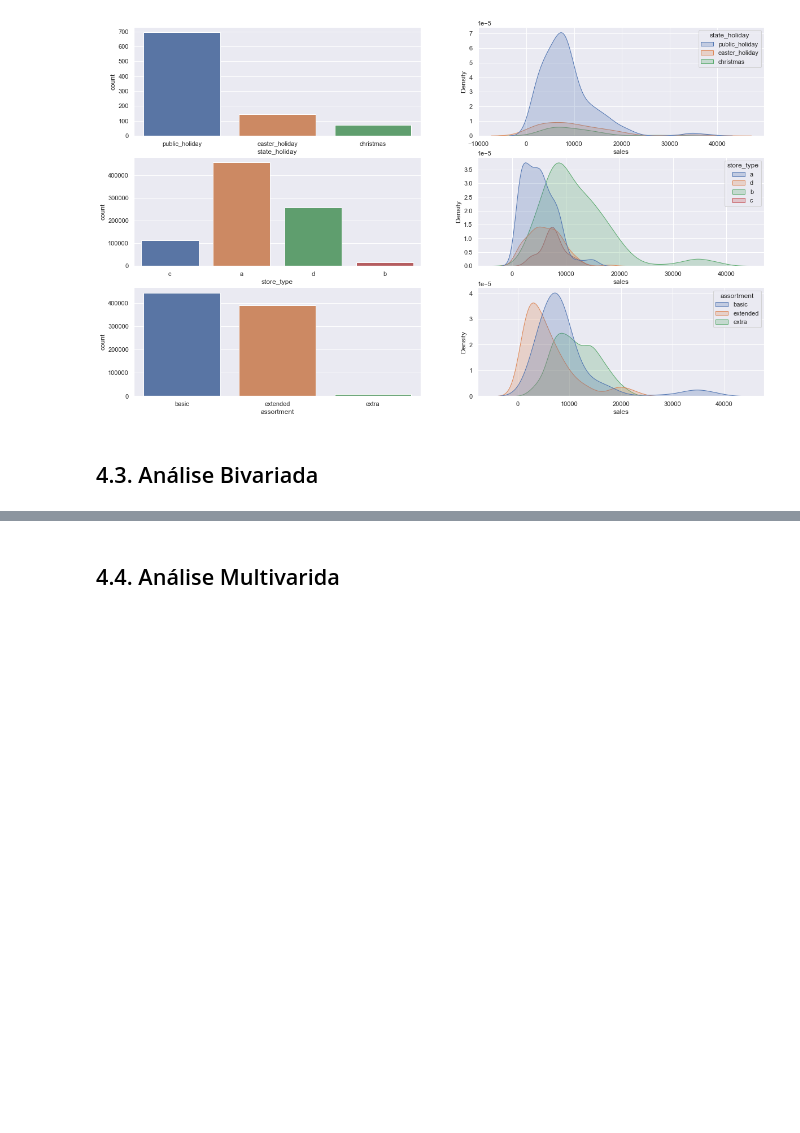
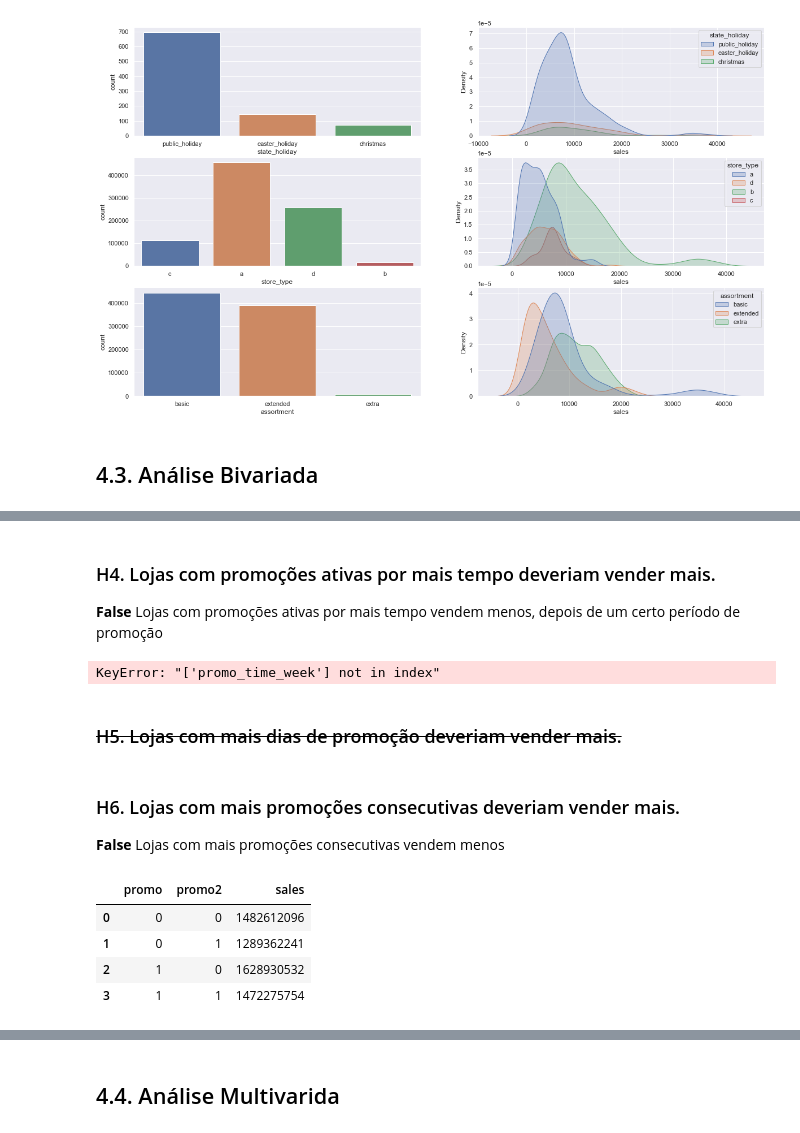
Before and after one commit to gustavocargc/RossmannStoreSales, a Jupyter notebook: m04_v03_store_sales_prediction.ipynb, the cells around one changed output, grey strips where cells are left out. Drawn from its saved outputs; the diff is of its cells as text; code cells hidden in the pictures; blank space fills up the shorter version.

```diff
--- a/m04_v02_store_sales_prediction.ipynb
+++ b/m04_v03_store_sales_prediction.ipynb
@@ -480,0 +460,40 @@ sns.heatmap(aux2.corr(method='pearson'), annot=True);
+# %% [markdown]
+### H4. Lojas com promoções ativas por mais tempo deveriam vender mais.
+**False** Lojas com promoções ativas por mais tempo vendem menos, depois de um certo período de promoção
+# %%
+aux1 = df4[['promo_time_week', 'sales']].groupby('promo_time_week').sum().reset_index()
+
+grid = gridspec.GridSpec(2,3)
+
+plt.subplot (grid[0,0])
+aux2 = aux1[aux1['promo_time_week'] > 0] # promo extendido
+sns.barplot(x='promo_time_week', y ='sales', data = aux2);
+plt.xticks (rotation=90);
+
+plt.subplot (grid[0,1])
+sns.regplot(x='promo_time_week', y ='sales', data = aux2);
+
+plt.subplot (grid[1,0])
+aux3 = aux1[aux1['promo_time_week'] < 0] # promo regular
+sns.barplot(x='promo_time_week', y ='sales', data = aux3);
+
+plt.subplot (grid[1,1])
+sns.regplot(x='promo_time_week', y ='sales', data = aux3);
+
+plt.subplot (grid[:,2])
+sns.heatmap(aux1.corr(method='pearson'), annot=True);
+# %% [output]
+KeyError: "['promo_time_week'] not in index"
+# %% [markdown]
+###  <s> H5. Lojas com mais dias de promoção deveriam vender mais.</s>
+# %% [markdown]
+### H6. Lojas com mais promoções consecutivas deveriam vender mais.
+**False** Lojas com mais promoções consecutivas vendem menos
+# %%
+df4[['promo', 'promo2','sales']].groupby(['promo', 'promo2']).sum().reset_index()
+# %% [output]
+|  | promo | promo2 | sales |
+| 0 | 0 | 0 | 1482612096 |
+| 1 | 0 | 1 | 1289362241 |
+| 2 | 1 | 0 | 1628930532 |
+| 3 | 1 | 1 | 1472275754 |
```
Also changed, not shown: parts of 15 cells of this notebook, 3 other files.
